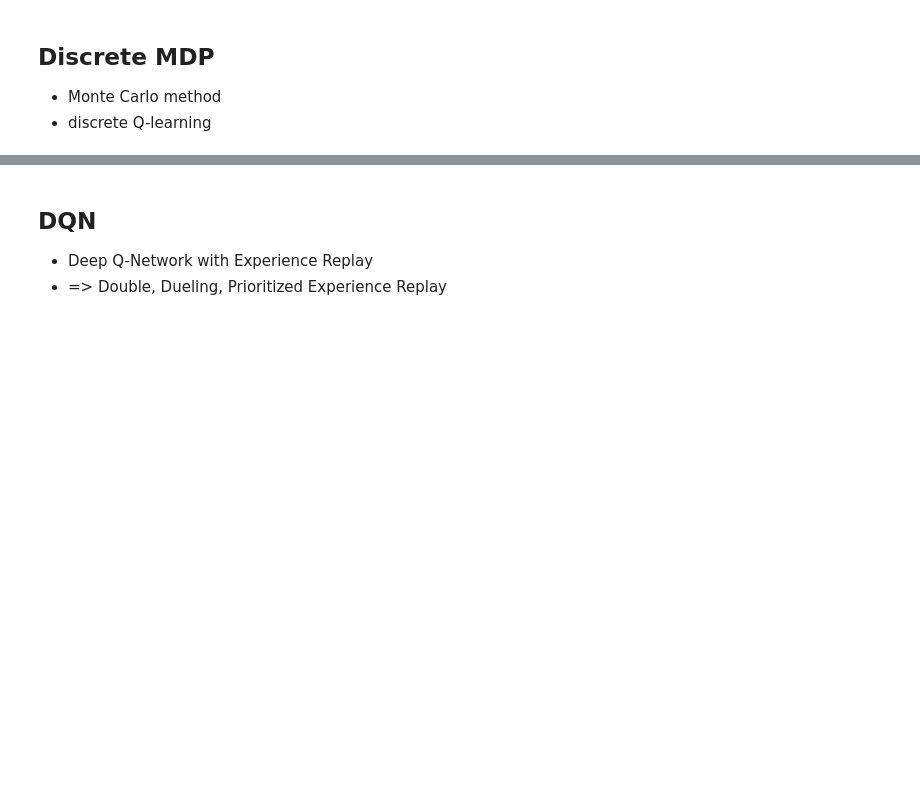
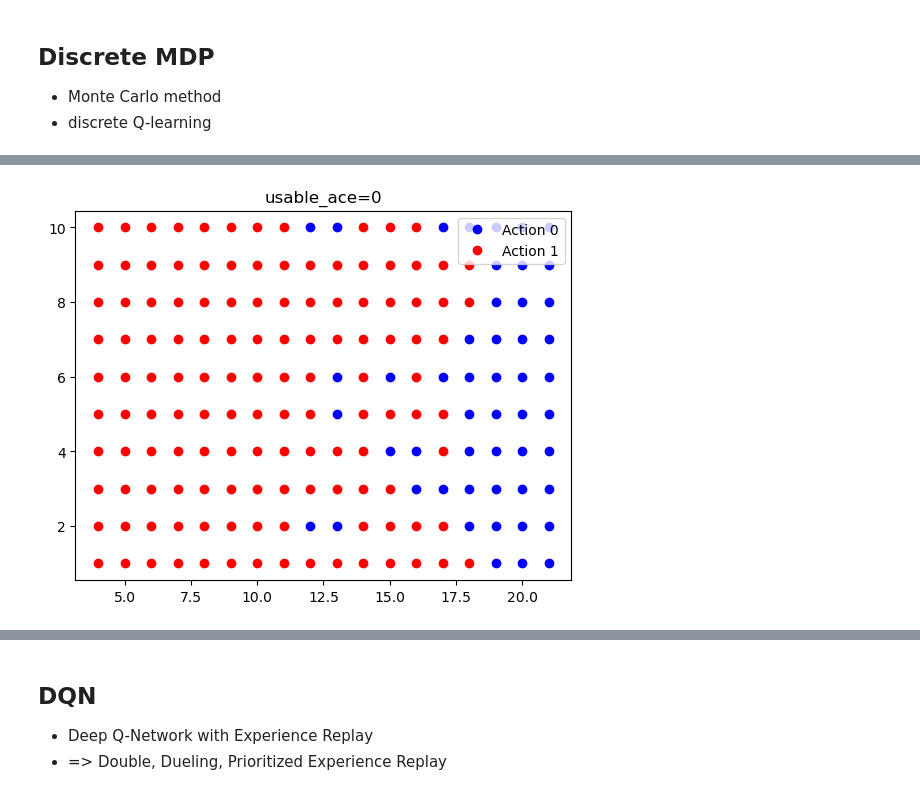
Before and after one commit to ajwkim/NSM_PDL, a Jupyter notebook: PDL_Python.ipynb, the cells around one changed output, grey strips where cells are left out. Saved outputs shown, nothing was run; the diff lists cells and outputs as text; code cells hidden in the pictures; blank space fills up the shorter version.

```diff
--- a/PDL_Python.ipynb
+++ b/PDL_Python.ipynb
@@ -3072,0 +3078,15 @@ score
+# %%
+# Blackjack
+
+import random
+import gymnasium as gym
+
+env = gym.make('Blackjack-v1')
+state, _ = env.reset()
+done = False
+while not done:
+    action = random.randrange(2)
+    obs, reward, done, trunc, _ = env.step(action)
+    done = done or trunc
+    print(state, action, reward, done, obs)
+    state = obs
@@ -3072,0 +3169,23 @@ score
+# %%
+from collections import defaultdict
+
+def action_region(usable_ace=0):
+    states = defaultdict(list)
+    for player in range(Q.shape[0]):
+        for dealer in range(Q.shape[1]):
+            if not (q:=Q[player, dealer, usable_ace]).any():
+                continue
+            action = q.argmax()     # 0 or 1
+            states[action].append((player, dealer))
+
+    xs, ys = zip(*states[0])
+    plt.plot(xs, ys, 'bo', label='Action 0')
+    xs, ys = zip(*states[1])
+    plt.plot(xs, ys, 'ro', label='Action 1')
+    plt.title(f'usable_ace={usable_ace}')
+    plt.legend();
+    return states
+
+action_region();
+# %% [output]
+[figure, added]
```
Also changed, not shown: parts of 11 cells of this notebook.
